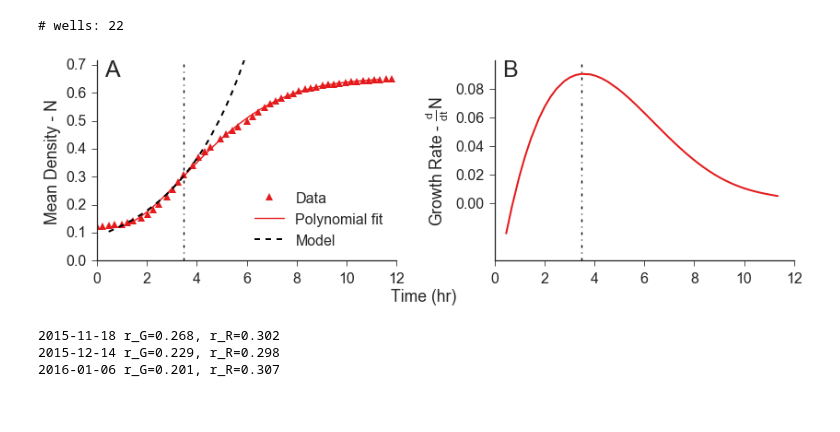
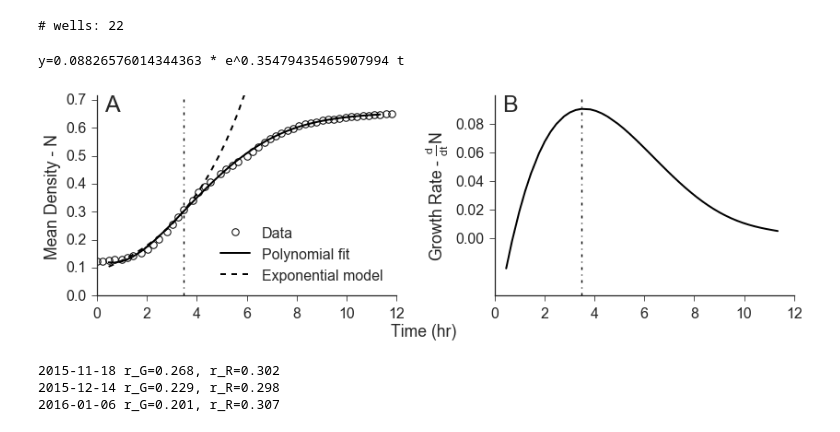
Before and after one commit to yoavram/curveball_ms, a Jupyter notebook: supp.ipynb, the cells around one changed output. Saved outputs shown, nothing was run; the diff lists cells and outputs as text; code cells hidden in the pictures.

```diff
--- a/supp.ipynb
+++ b/supp.ipynb
@@ -342,30 +349,32 @@ slopeR, interceptR = curveball.models.fit_exponential_growth_phase(tR, R)
 # %%
 fig, ax = plt.subplots(1, 2, sharex=True, sharey=False, figsize=(width * 2, height))
 
 # slice 2:-2 because the smoothing is less credible in the ends
-ax[0].plot(tR, R, '^', color=red, label='Data')
-ax[0].plot(tR[2:-2], R_smooth(tR[2:-2]), '-', color=red, label='Polynomial fit')
-ax[1].plot(tR[2:-2], dRdt[2:-2], color=red, lw=2)
-ax[0].plot(tR[2:-2], np.exp(interceptR + tR * slopeR)[2:-2], color='k', ls=pred_ls, lw=2, label='Model')
+ax[0].plot(tR, R, 'o', markerfacecolor='None', markeredgewidth=1, markeredgecolor='k', label='Data')
+ax[0].plot(tR[2:-2], R_smooth(tR[2:-2]), '-', lw=2, color='k', label='Polynomial fit')
+ax[1].plot(tR[2:-2], dRdt[2:-2], color='k', lw=2)
+ax[0].plot(tR[2:-2], np.exp(interceptR + tR * slopeR)[2:-2], color='k', ls=pred_ls, lw=2, label='Exponential model')
+print('y={N0} * e^{r} t'.format(r=slopeR, N0=np.exp(interceptR)))
 ax[0].axvline(tmax, color='k', ls='-.')
 ax[1].axvline(tmax, color='k', ls='-.')
 
 ax[0].set_ylabel(r'Mean Density - N')
 ax[0].set_ylim(0, 1.1 * R.max())
 ax[0].legend(loc='lower right')
 
 ax[1].set_ylabel(r'Growth Rate - $\frac{d}{dt}N$')
 ax[1].set_yticks([0, 0.02, 0.04, 0.06, 0.08])
 
 fig_xlabel(fig, 'Time (hr)')
 fig_panel_labels(ax, xcoord=0.025, panel_label_size=panel_label_size)
 
 fig.tight_layout()
 sns.despine()
 fig.savefig('Fig-exponential_model-explained.png')
 fig.savefig('Fig-exponential_model-explained.pdf', dpi=300)
 # %% [output]
+y=0.08826576014344363 * e^0.35479435465907994 t
-[figure, old version]
+[figure, new version]
 # %%
 def exponential_model(mGreen, mRed, frac_green=0.3, frac_red=0.3, di=2,
                      colors=sns.color_palette('Set1', 3)[::2], ax=None, PLOT=False):
```
Also changed, not shown: parts of 2 cells of this notebook, 1 other file.
